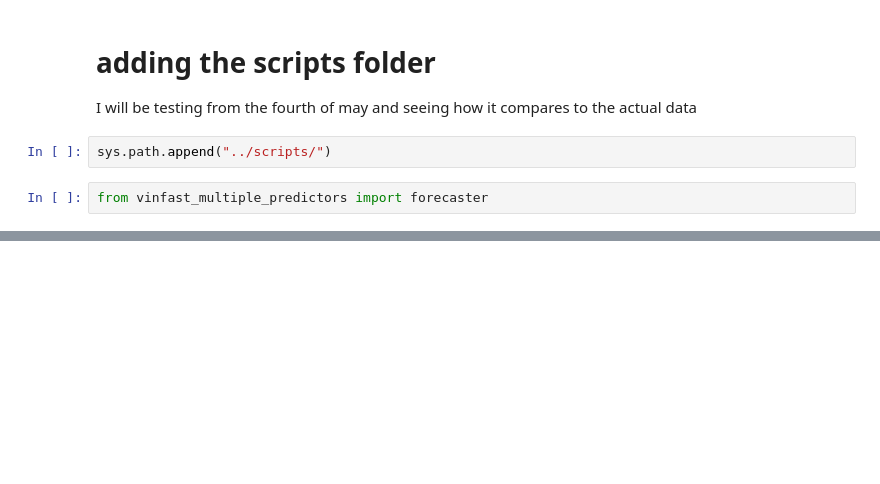
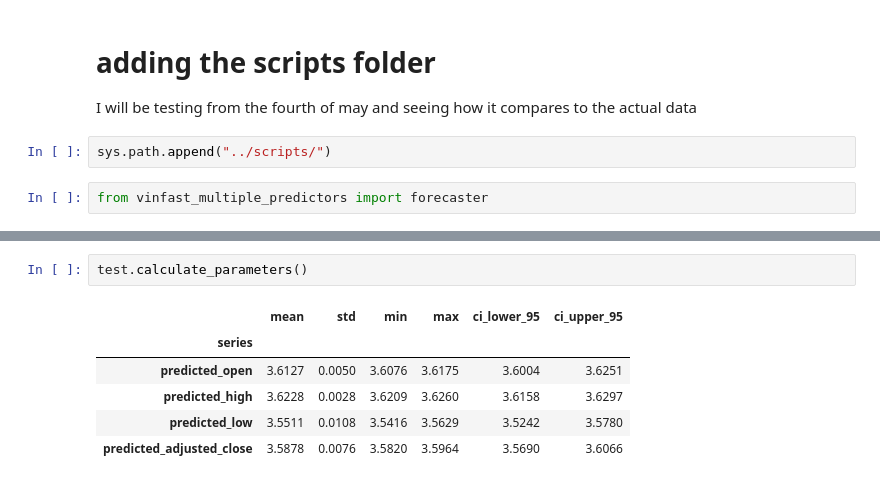
Before and after one commit to Thomas-Nguyen12/NewsApplication, a Jupyter notebook: notebooks/test_vinfast_forecaster.ipynb, the cells around one changed output, grey strips where cells are left out. Cells and saved outputs as stored; diff of their text form; blank space fills up the shorter version.

```diff
--- a/notebooks/test_vinfast_forecaster.ipynb
+++ b/notebooks/test_vinfast_forecaster.ipynb
@@ -31,0 +65,9 @@ training data did not have the following fields: lagged_low_iqr_imputed, lagged_
+# %%
+test.calculate_parameters()
+# %% [output]
+|  | mean | std | min | max | ci_lower_95 | ci_upper_95 |
+| series |  |  |  |  |  |  |
+| predicted_open | 3.6127 | 0.0050 | 3.6076 | 3.6175 | 3.6004 | 3.6251 |
+| predicted_high | 3.6228 | 0.0028 | 3.6209 | 3.6260 | 3.6158 | 3.6297 |
+| predicted_low | 3.5511 | 0.0108 | 3.5416 | 3.5629 | 3.5242 | 3.5780 |
+| predicted_adjusted_close | 3.5878 | 0.0076 | 3.5820 | 3.5964 | 3.5690 | 3.6066 |
```
Also changed, not shown: parts of 7 cells of this notebook, 1 other file.
